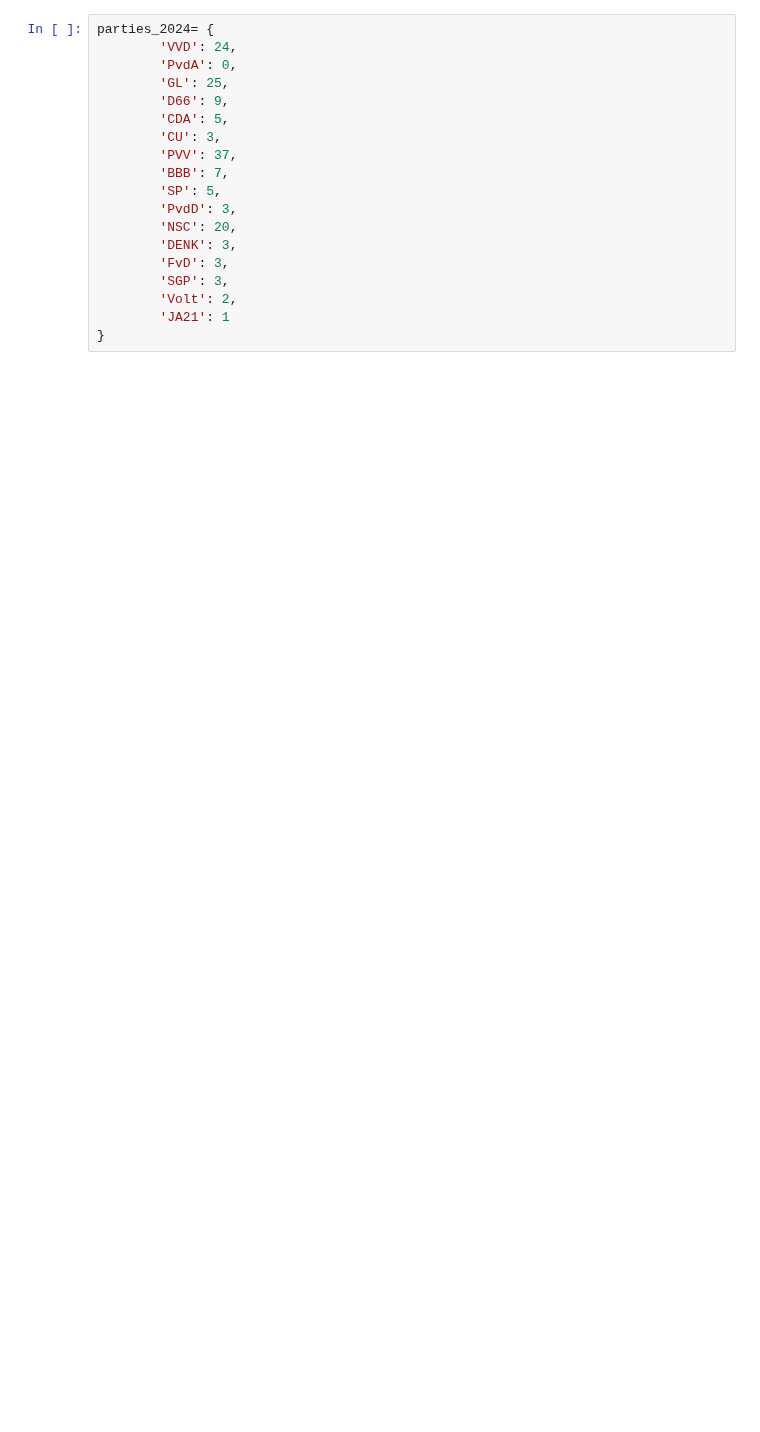
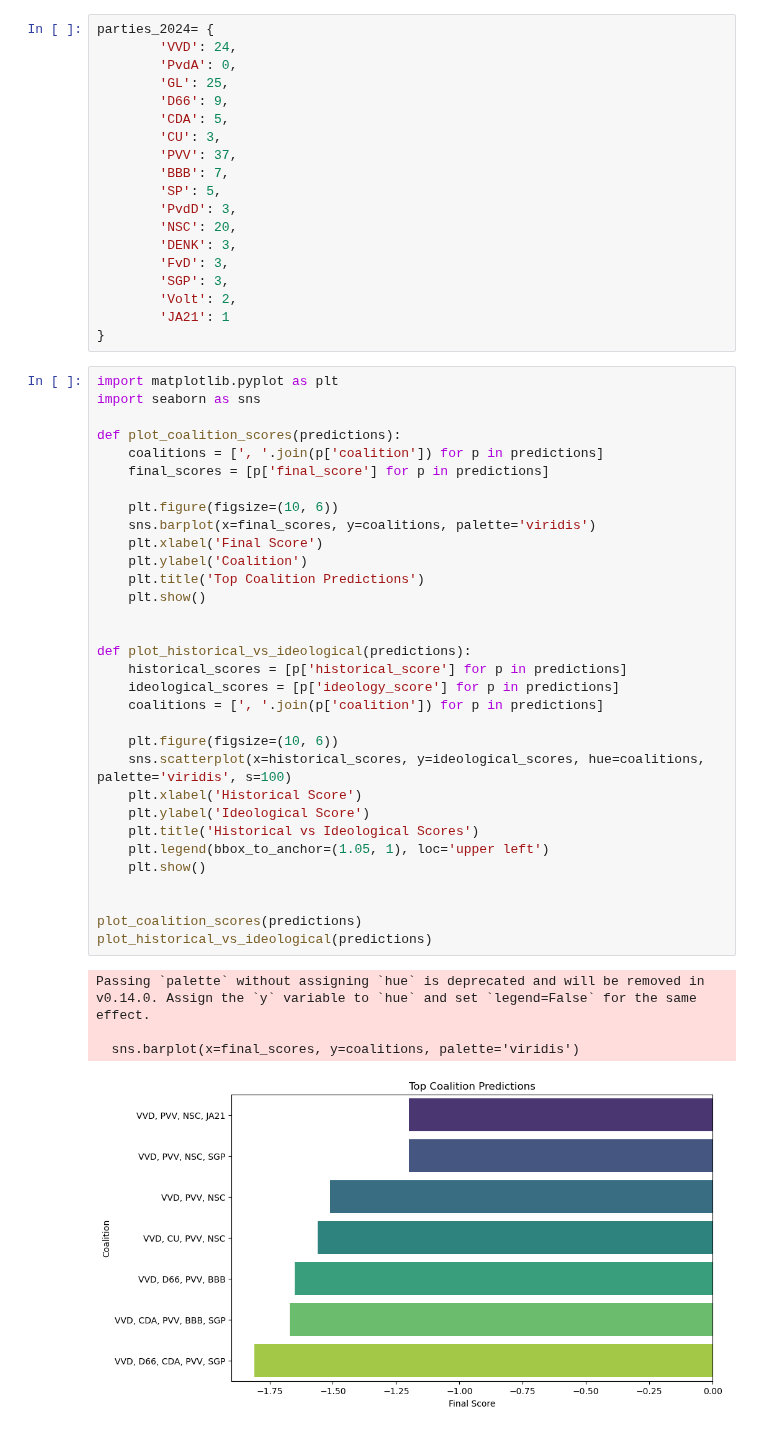
Before and after one commit to merijnvervoorn/coalitie-voorspeller, a Jupyter notebook: merijn-formationiser6000.ipynb, the cells around one changed output. Saved outputs shown, nothing was run; the diff lists cells and outputs as text; blank space fills up the shorter version.

Commit message:
Add visuals to formationiser

```diff
--- a/merijn-formationiser6000.ipynb
+++ b/merijn-formationiser6000.ipynb
@@ -266,3 +264,40 @@ parties_2024= {
         'Volt': 2,
         'JA21': 1
 }
+# %%
+import matplotlib.pyplot as plt
+import seaborn as sns
+
+def plot_coalition_scores(predictions):
+    coalitions = [', '.join(p['coalition']) for p in predictions]
+    final_scores = [p['final_score'] for p in predictions]
+
+    plt.figure(figsize=(10, 6))
+    sns.barplot(x=final_scores, y=coalitions, palette='viridis')
+    plt.xlabel('Final Score')
+    plt.ylabel('Coalition')
+    plt.title('Top Coalition Predictions')
+    plt.show()
+
+
+def plot_historical_vs_ideological(predictions):
+    historical_scores = [p['historical_score'] for p in predictions]
+    ideological_scores = [p['ideology_score'] for p in predictions]
+    coalitions = [', '.join(p['coalition']) for p in predictions]
+
+    plt.figure(figsize=(10, 6))
+    sns.scatterplot(x=historical_scores, y=ideological_scores, hue=coalitions, palette='viridis', s=100)
+    plt.xlabel('Historical Score')
+    plt.ylabel('Ideological Score')
+    plt.title('Historical vs Ideological Scores')
+    plt.legend(bbox_to_anchor=(1.05, 1), loc='upper left')
+    plt.show()
+
+
+plot_coalition_scores(predictions)
+plot_historical_vs_ideological(predictions)
+# %% [output]
+Passing `palette` without assigning `hue` is deprecated and will be removed in v0.14.0. Assign the `y` variable to `hue` and set `legend=False` for the same effect.
+
+  sns.barplot(x=final_scores, y=coalitions, palette='viridis')
+[figure, added]
```
Also changed, not shown: parts of 3 cells of this notebook.
